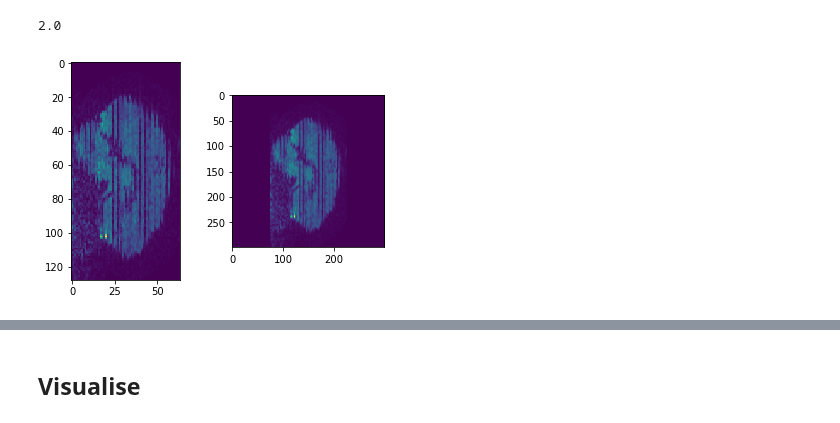
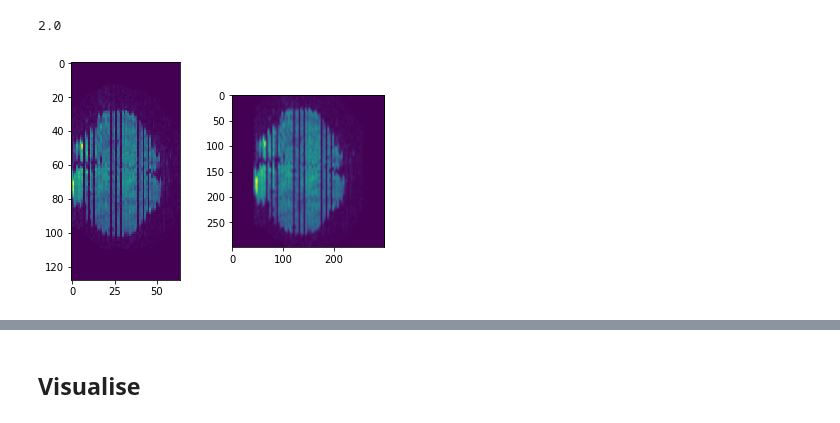
Before and after one commit to marksgraham/deep-qc, a Jupyter notebook: code/test_real_data.ipynb, the cells around one changed output, grey strips where cells are left out. Drawn from its saved outputs; the diff is of its cells as text; code cells hidden in the pictures.

```diff
--- a/code/test_real_data.ipynb
+++ b/code/test_real_data.ipynb
@@ -128,15 +126,19 @@ print(X.shape,y.shape)
 # %%
-X_test = preprocess_data_saggital(X)
+slice_=30
+X_test = preprocess_data_coronal(X[:,20:110,:,:],base_slice=slice_)
 
-index = 50
+pos_indices = np.where(y!=0)[0]
+index=41
+index2 = pos_indices[index]
+
 plt.subplot(1,2,1)
-plt.imshow(X[index,64,:,:])
+plt.imshow(X[index2,:,slice_,:])
 plt.subplot(1,2,2)
-plt.imshow(X_test[index,:,:,0])
-print(y[index])
+plt.imshow(X_test[index2,:,:,0])
+print(y[index2])
 # %% [output]
 2.0
-[figure, old version]
+[figure, new version]
 # %%
 from sklearn.metrics import confusion_matrix, accuracy_score
 from keras import models
```
Also changed, not shown: parts of 8 cells of this notebook.
